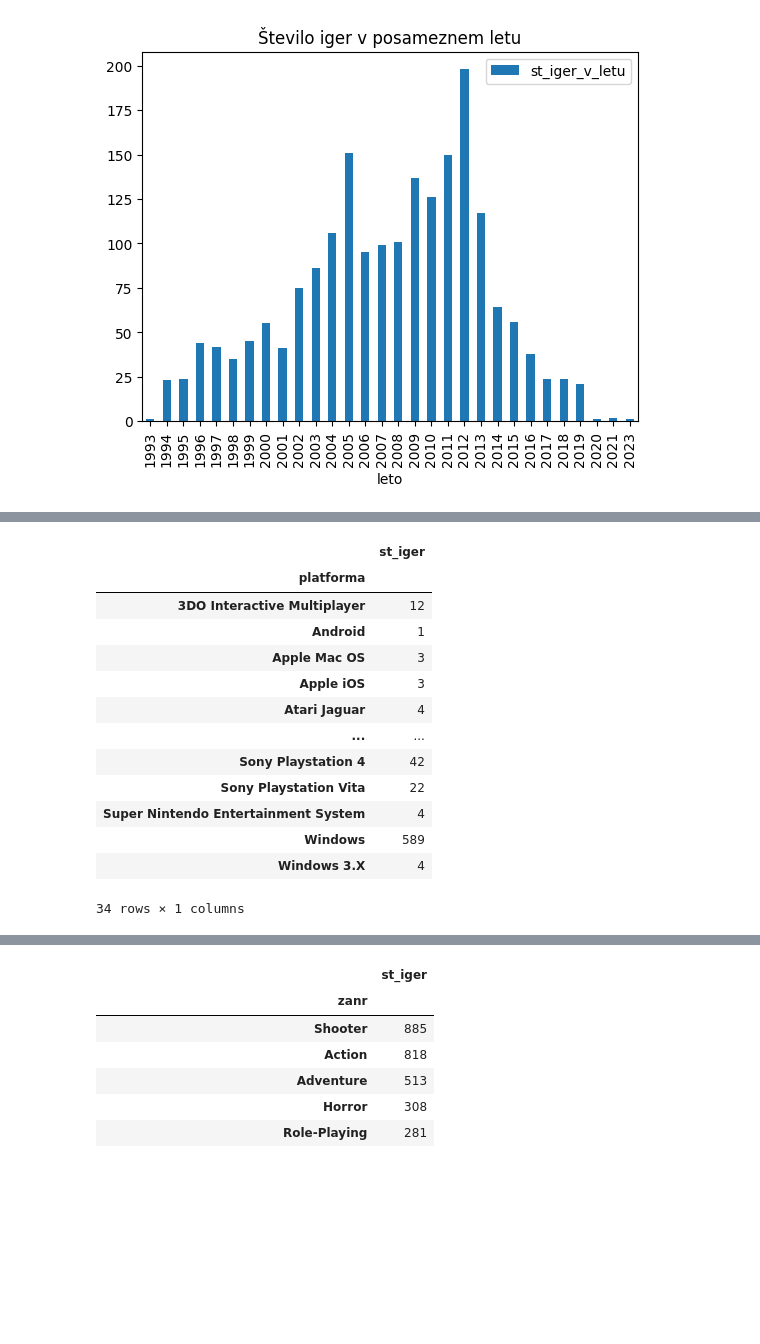
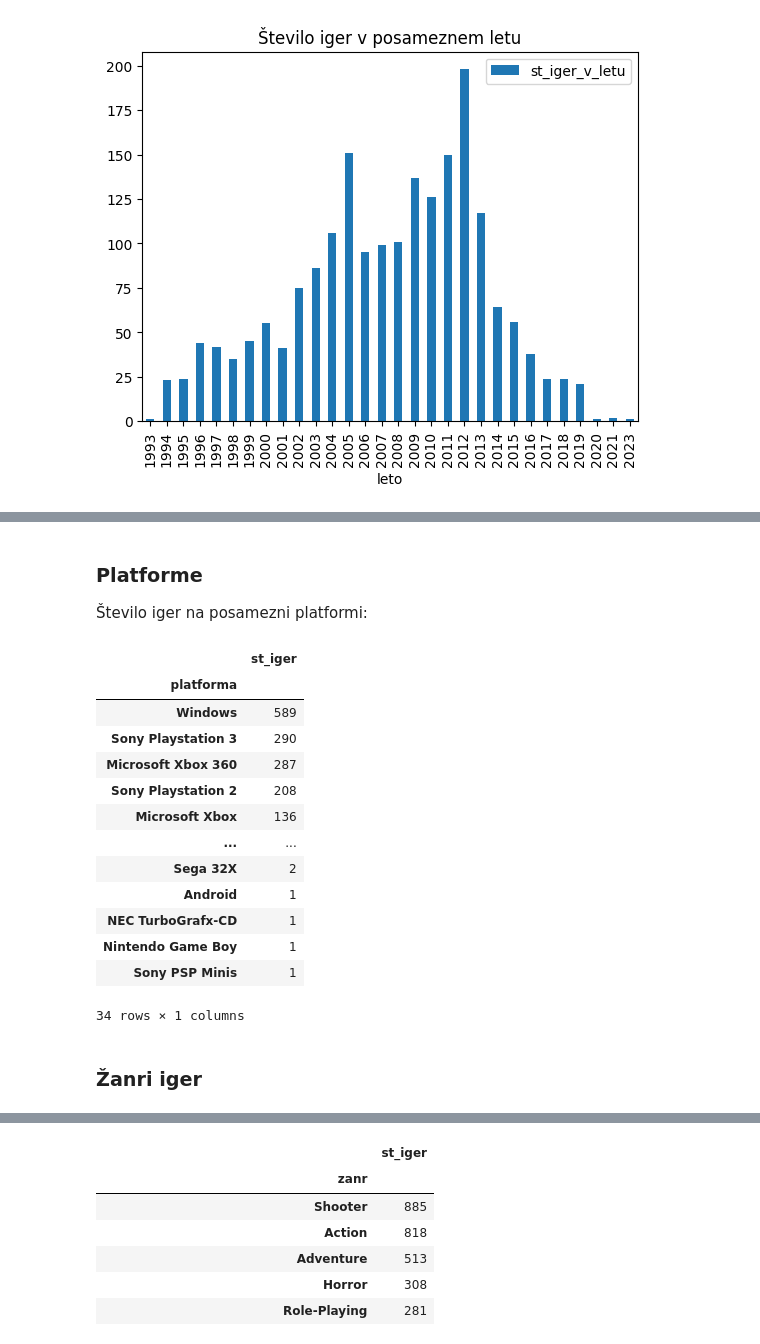
Before and after one commit to masapopovic/projektna_naloga, a Jupyter notebook: json_in_csv_datoteke/analiza.ipynb, the cells around one changed output, grey strips where cells are left out. Cells and saved outputs as stored; diff of their text form; code cells hidden in the pictures; blank space fills up the shorter version.

```diff
--- a/json_in_csv_datoteke/analiza.ipynb
+++ b/json_in_csv_datoteke/analiza.ipynb
@@ -29,0 +33,16 @@ IGRE
+# %%
+from IPython.display import display
+
+IGRE.loc[:, 'leto'] = pd.to_numeric(IGRE['leto'], errors='coerce')     # pretvorba stolpec 'leto' v numerično vrednost
+IGRE = IGRE.dropna(subset=['leto'])
+IGRE.loc[:, 'leto'] = IGRE['leto'].round().astype(int)
+
+
+filter1 = IGRE["leto"] < 2000
+filter2 = IGRE["maks_st_igralcev"] > 1
+skupni_filter = filter1 & filter2
+
+
+display(IGRE[filter1])
+display(IGRE[filter2])
+display(IGRE[skupni_filter])
@@ -67,23 +137,29 @@ Text(0.5, 1.0, 'Povprečna ocena po letih')
+# %% [markdown]
+### Platforme
+
+Število iger na posamezni platformi:
 # %%
-#število iger na posamezni platformi
 platforme = IGRE.groupby('platforma').count()
 platforme = platforme[['ime']].rename(columns={'ime': 'st_iger'})
+platforme = platforme.sort_values(by= 'st_iger', ascending=False)
 platforme
 # %% [output]
 |  | st_iger |
 | platforma |  |
-| 3DO Interactive Multiplayer | 12 |
+| Windows | 589 |
+| Sony Playstation 3 | 290 |
+| Microsoft Xbox 360 | 287 |
+| Sony Playstation 2 | 208 |
+| Microsoft Xbox | 136 |
+| ... | ... |
+| Sega 32X | 2 |
 | Android | 1 |
-| Apple Mac OS | 3 |
-| Apple iOS | 3 |
-| Atari Jaguar | 4 |
-| ... | ... |
-| Sony Playstation 4 | 42 |
-| Sony Playstation Vita | 22 |
-| Super Nintendo Entertainment System | 4 |
-| Windows | 589 |
-| Windows 3.X | 4 |
+| NEC TurboGrafx-CD | 1 |
+| Nintendo Game Boy | 1 |
+| Sony PSP Minis | 1 |
 34 rows × 1 columns
+# %% [markdown]
+### Žanri iger
 # %%
 zanri = zanri.drop_duplicates()
 igre_in_zanri = pd.merge(IGRE, zanri, on="kljuc_igre")
```
Also changed, not shown: parts of 42 cells of this notebook.
